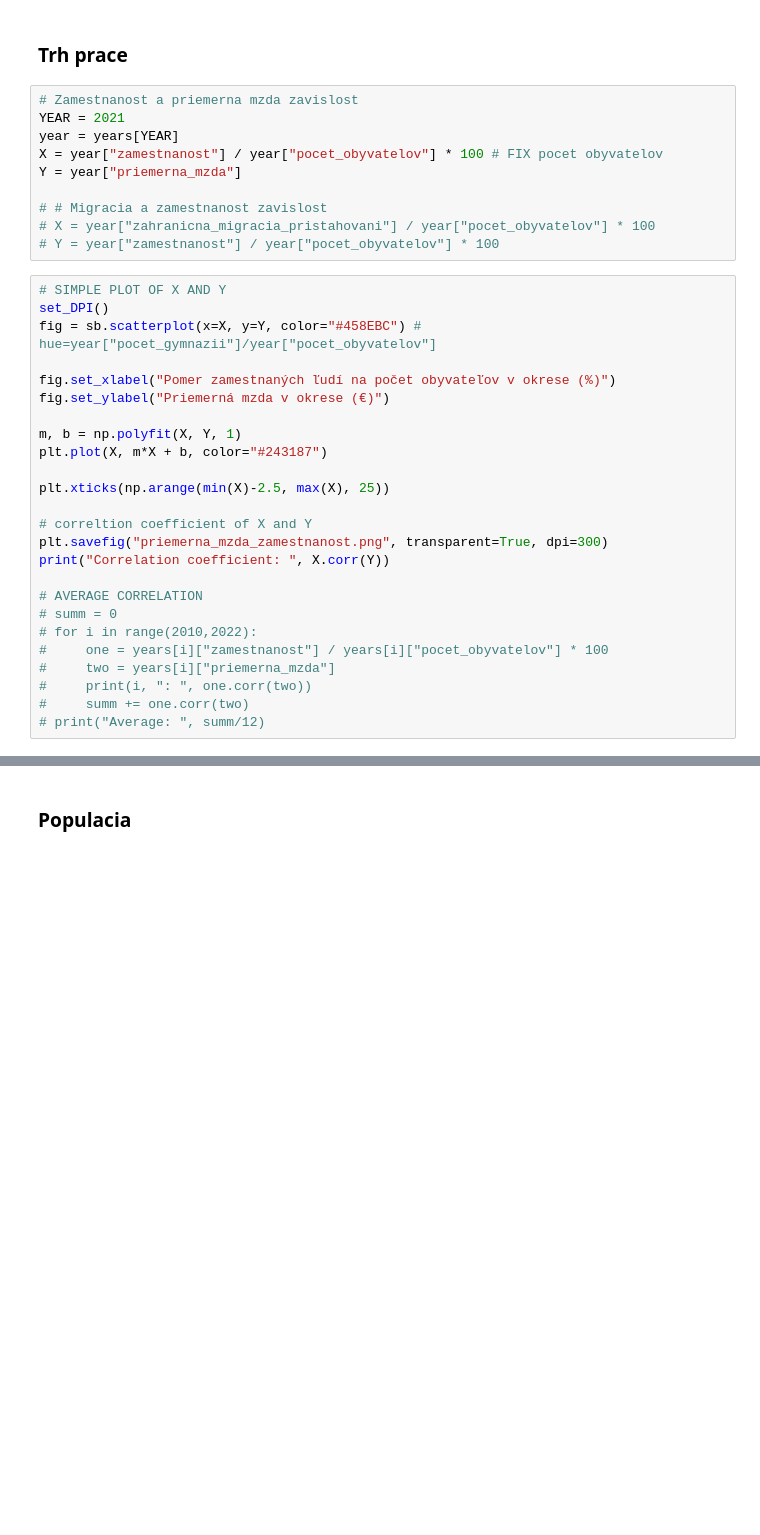
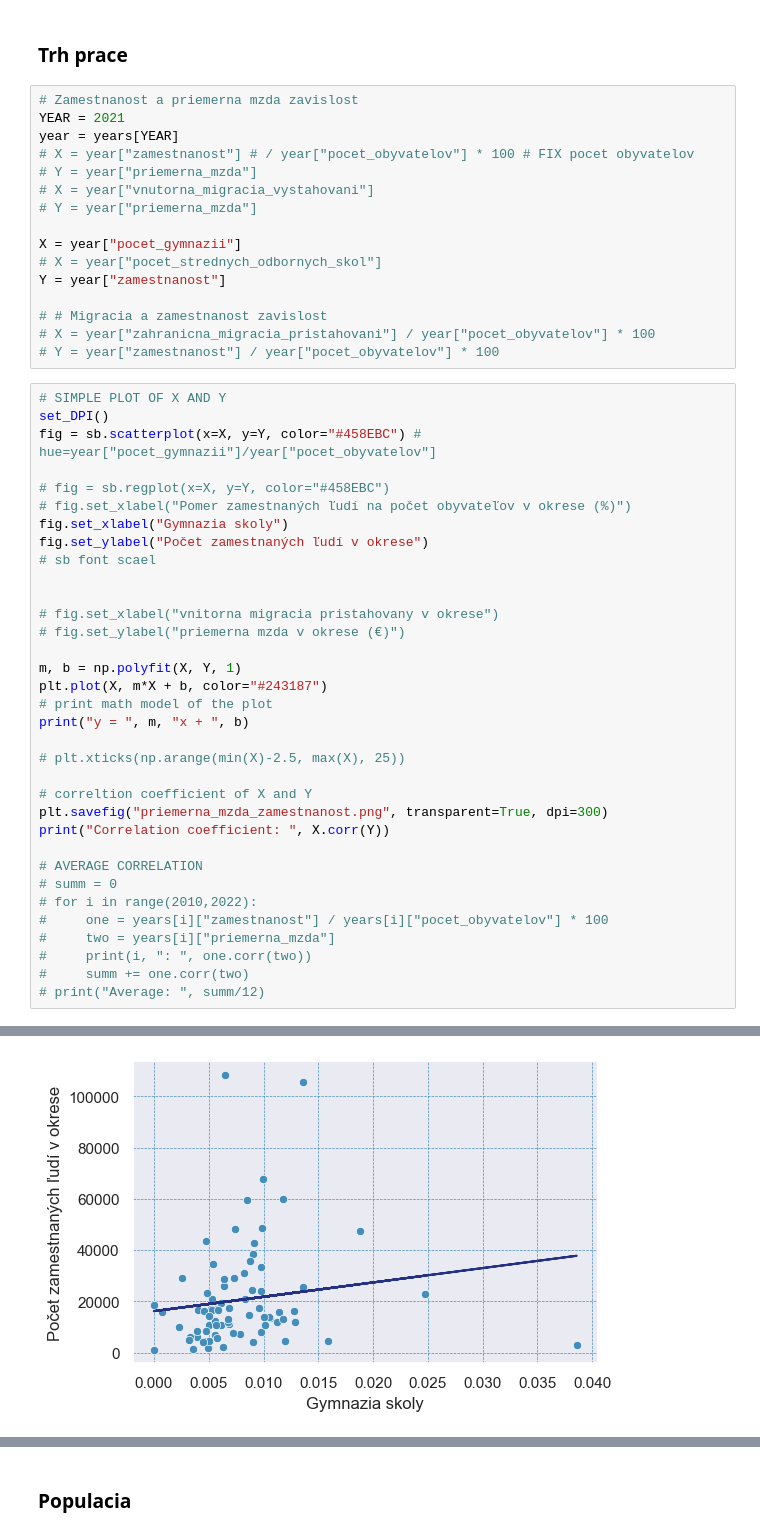
Before and after one commit to samuel-soltys/slovak-analysis, a Jupyter notebook: workbook.ipynb, the cells around one changed output, grey strips where cells are left out. Saved outputs shown, nothing was run; the diff lists cells and outputs as text; blank space fills up the shorter version.

```diff
--- a/workbook.ipynb
+++ b/workbook.ipynb
@@ -159,8 +169,14 @@ def set_DPI():
 # Zamestnanost a priemerna mzda zavislost
 YEAR = 2021
 year = years[YEAR]
-X = year["zamestnanost"] / year["pocet_obyvatelov"] * 100 # FIX pocet obyvatelov
-Y = year["priemerna_mzda"]
+# X = year["zamestnanost"] # / year["pocet_obyvatelov"] * 100 # FIX pocet obyvatelov
+# Y = year["priemerna_mzda"]
+# X = year["vnutorna_migracia_vystahovani"]
+# Y = year["priemerna_mzda"]
+
+X = year["pocet_gymnazii"]
+# X = year["pocet_strednych_odbornych_skol"]
+Y = year["zamestnanost"]
 
 # # Migracia a zamestnanost zavislost
 # X = year["zahranicna_migracia_pristahovani"] / year["pocet_obyvatelov"] * 100
@@ -170,13 +186,22 @@ Y = year["priemerna_mzda"]
 set_DPI()
 fig = sb.scatterplot(x=X, y=Y, color="#458EBC") # hue=year["pocet_gymnazii"]/year["pocet_obyvatelov"]
 
-fig.set_xlabel("Pomer zamestnaných ľudí na počet obyvateľov v okrese (%)")
-fig.set_ylabel("Priemerná mzda v okrese (€)")
+# fig = sb.regplot(x=X, y=Y, color="#458EBC")
+# fig.set_xlabel("Pomer zamestnaných ľudí na počet obyvateľov v okrese (%)")
+fig.set_xlabel("Gymnazia skoly")
+fig.set_ylabel("Počet zamestnaných ľudí v okrese")
+# sb font scael
+
+
+# fig.set_xlabel("vnitorna migracia pristahovany v okrese")
+# fig.set_ylabel("priemerna mzda v okrese (€)")
 
 m, b = np.polyfit(X, Y, 1)
 plt.plot(X, m*X + b, color="#243187")
+# print math model of the plot
+print("y = ", m, "x + ", b)
 
-plt.xticks(np.arange(min(X)-2.5, max(X), 25))
+# plt.xticks(np.arange(min(X)-2.5, max(X), 25))
 
 # correltion coefficient of X and Y
 plt.savefig("priemerna_mzda_zamestnanost.png", transparent=True, dpi=300)
@@ -190,3 +215,4 @@ print("Correlation coefficient: ", X.corr(Y))
 #     print(i, ": ", one.corr(two))
 #     summ += one.corr(two)
 # print("Average: ", summ/12)
+# %% [output]
@@ -193,3 +221,4 @@ print("Correlation coefficient: ", X.corr(Y))
+[figure, added]
 # %%
 # LINEAR REGRESSION FITED TO PLOT OF X AND Y
 set_DPI()
```
Also changed, not shown: parts of 47 cells of this notebook.
